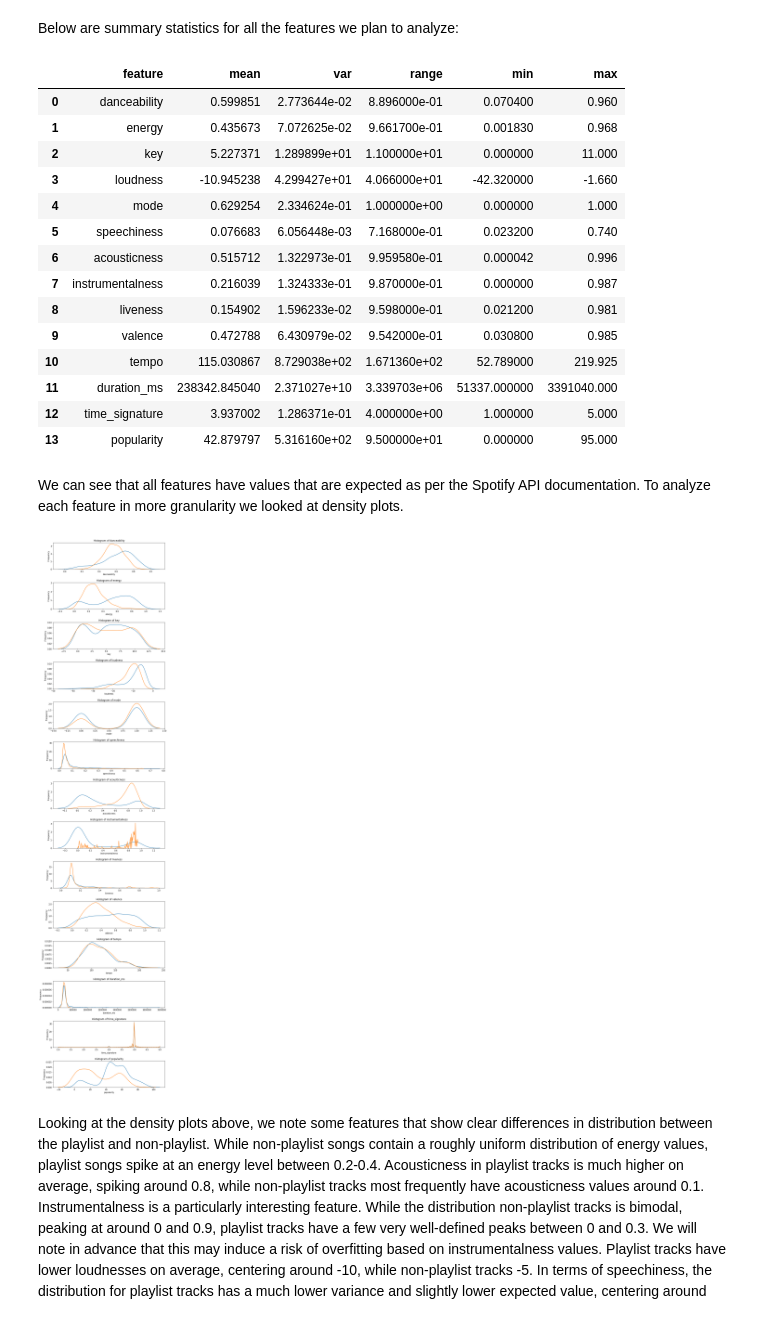
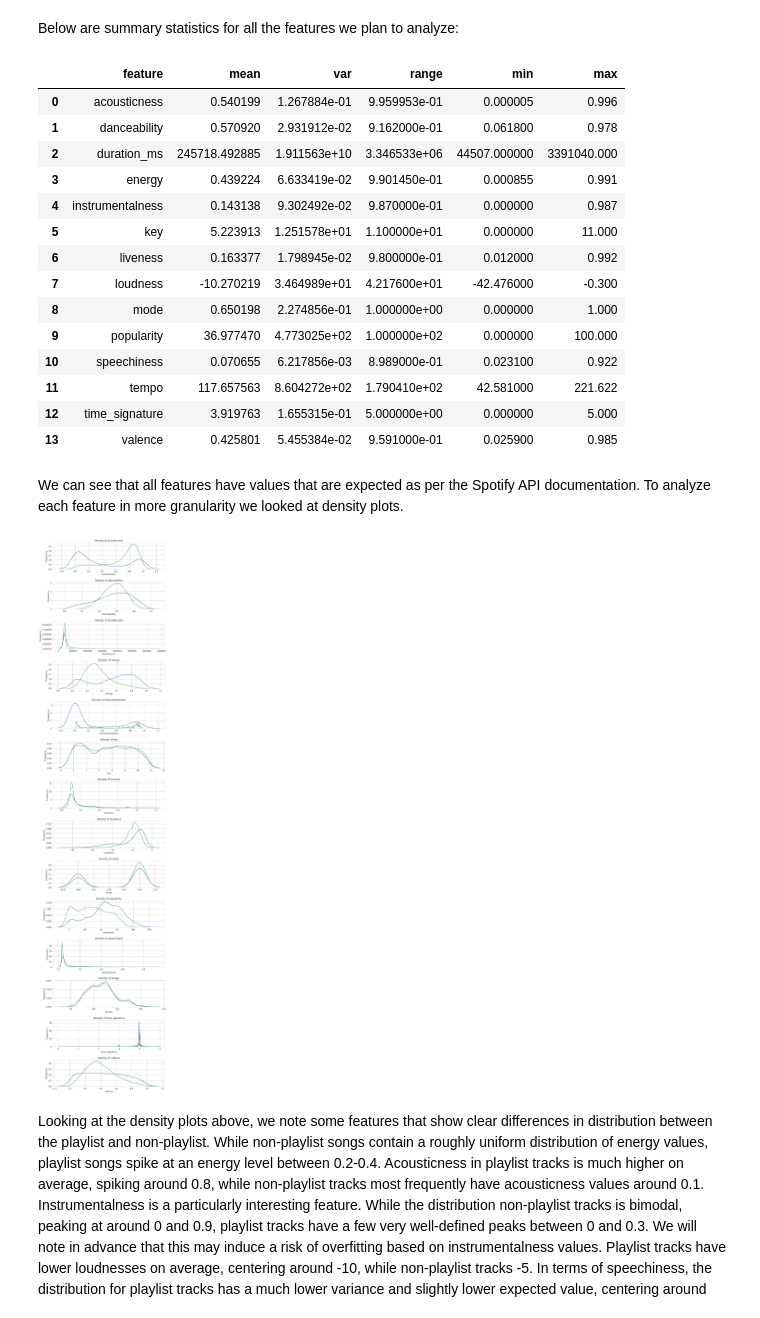
Before and after one commit to gzgracez/CS-109A-Final-Project, a Jupyter notebook: cs109a-Final-Project-akshitha.ipynb, the cells around one changed output. Drawn from its saved outputs; the diff is of its cells as text; code cells hidden in the pictures.

```diff
--- a/cs109a-Final-Project-akshitha.ipynb
+++ b/cs109a-Final-Project-akshitha.ipynb
@@ -159,10 +93,10 @@ The following features were recorded to help with visualization later, but not u
 random.seed(1)
 # %%
 # load in dataset
-spotify_df = pd.read_csv("data/spotify.csv")
+spotify_df = pd.read_csv("data/spotify-more2.csv")
 
 # drop unnecessary columns
-spotify_df = spotify_df.drop(columns=['type', 'id', 'uri', 'track_href', 'analysis_url', 'name', 'artist'])
+spotify_df = spotify_df.drop(columns=['type', 'id', 'uri', 'track_href', 'analysis_url', 'name', 'artist', 'Unnamed: 0'])
 # %%
 # display head of data
 display(spotify_df.head())
@@ -210,37 +144,40 @@ Below are summary statistics for all the features we plan to analyze:
 display(summary_df)
 # %% [output]
 |  | feature | mean | var | range | min | max |
-| 0 | danceability | 0.599851 | 2.773644e-02 | 8.896000e-01 | 0.070400 | 0.960 |
-| 1 | energy | 0.435673 | 7.072625e-02 | 9.661700e-01 | 0.001830 | 0.968 |
-| 2 | key | 5.227371 | 1.289899e+01 | 1.100000e+01 | 0.000000 | 11.000 |
-| 3 | loudness | -10.945238 | 4.299427e+01 | 4.066000e+01 | -42.320000 | -1.660 |
-| 4 | mode | 0.629254 | 2.334624e-01 | 1.000000e+00 | 0.000000 | 1.000 |
-| 5 | speechiness | 0.076683 | 6.056448e-03 | 7.168000e-01 | 0.023200 | 0.740 |
-| 6 | acousticness | 0.515712 | 1.322973e-01 | 9.959580e-01 | 0.000042 | 0.996 |
-| 7 | instrumentalness | 0.216039 | 1.324333e-01 | 9.870000e-01 | 0.000000 | 0.987 |
-| 8 | liveness | 0.154902 | 1.596233e-02 | 9.598000e-01 | 0.021200 | 0.981 |
-| 9 | valence | 0.472788 | 6.430979e-02 | 9.542000e-01 | 0.030800 | 0.985 |
-| 10 | tempo | 115.030867 | 8.729038e+02 | 1.671360e+02 | 52.789000 | 219.925 |
-| 11 | duration_ms | 238342.845040 | 2.371027e+10 | 3.339703e+06 | 51337.000000 | 3391040.000 |
-| 12 | time_signature | 3.937002 | 1.286371e-01 | 4.000000e+00 | 1.000000 | 5.000 |
-| 13 | popularity | 42.879797 | 5.316160e+02 | 9.500000e+01 | 0.000000 | 95.000 |
+| 0 | acousticness | 0.540199 | 1.267884e-01 | 9.959953e-01 | 0.000005 | 0.996 |
+| 1 | danceability | 0.570920 | 2.931912e-02 | 9.162000e-01 | 0.061800 | 0.978 |
+| 2 | duration_ms | 245718.492885 | 1.911563e+10 | 3.346533e+06 | 44507.000000 | 3391040.000 |
+| 3 | energy | 0.439224 | 6.633419e-02 | 9.901450e-01 | 0.000855 | 0.991 |
+| 4 | instrumentalness | 0.143138 | 9.302492e-02 | 9.870000e-01 | 0.000000 | 0.987 |
+| 5 | key | 5.223913 | 1.251578e+01 | 1.100000e+01 | 0.000000 | 11.000 |
+| 6 | liveness | 0.163377 | 1.798945e-02 | 9.800000e-01 | 0.012000 | 0.992 |
+| 7 | loudness | -10.270219 | 3.464989e+01 | 4.217600e+01 | -42.476000 | -0.300 |
+| 8 | mode | 0.650198 | 2.274856e-01 | 1.000000e+00 | 0.000000 | 1.000 |
+| 9 | popularity | 36.977470 | 4.773025e+02 | 1.000000e+02 | 0.000000 | 100.000 |
+| 10 | speechiness | 0.070655 | 6.217856e-03 | 8.989000e-01 | 0.023100 | 0.922 |
+| 11 | tempo | 117.657563 | 8.604272e+02 | 1.790410e+02 | 42.581000 | 221.622 |
+| 12 | time_signature | 3.919763 | 1.655315e-01 | 5.000000e+00 | 0.000000 | 5.000 |
+| 13 | valence | 0.425801 | 5.455384e-02 | 9.591000e-01 | 0.025900 | 0.985 |
 # %% [markdown]
 We can see that all features have values that are expected as per the Spotify API documentation. To analyze each feature in more granularity we looked at density plots.
 # %%
-num_cols = len(spotify_df.columns)
+response_col = 'in_playlist'
+resp_col_loc = list(spotify_df.columns).index('in_playlist')
+spotify_graphs_df = spotify_df.drop(columns=[response_col])
+num_cols = len(spotify_graphs_df.columns)
 nbin = 15
 
 # iterate through all the features and display them
-fig, axs = plt.subplots(num_cols - 1,1, figsize=(10,50))
-for i in range(num_cols - 1):
-    sns.distplot(spotify_df[spotify_df.in_playlist == 0][spotify_df.columns[i]], hist = False, kde = True, ax=axs[i])
-    sns.distplot(spotify_df[spotify_df.in_playlist == 1][spotify_df.columns[i]], hist = False, kde = True, ax=axs[i])
-    axs[i].set_title("Histogram of " + str(spotify_df.columns[i]))
+fig, axs = plt.subplots(num_cols, 1, figsize=(10,50))
+for i in range(num_cols):
+    sns.distplot(spotify_graphs_df[spotify_df.in_playlist == 0][spotify_graphs_df.columns[i]], hist = False, kde = True, ax=axs[i])
+    sns.distplot(spotify_graphs_df[spotify_df.in_playlist == 1][spotify_graphs_df.columns[i]], hist = False, kde = True, ax=axs[i])
+    axs[i].set_title("Density of " + str(spotify_graphs_df.columns[i]))
     axs[i].set_ylabel(r'Frequency')
 fig.subplots_adjust(hspace=.5)
 plt.show()
 # %% [output]
-[figure, old version]
+[figure, new version]
 # %% [markdown]
 Looking at the density plots above, we note some features that show clear differences in distribution between the playlist and non-playlist.
 While non-playlist songs contain a roughly uniform distribution of energy values, playlist songs spike at an energy level between 0.2-0.4.
```
Also changed, not shown: parts of 28 cells of this notebook.
